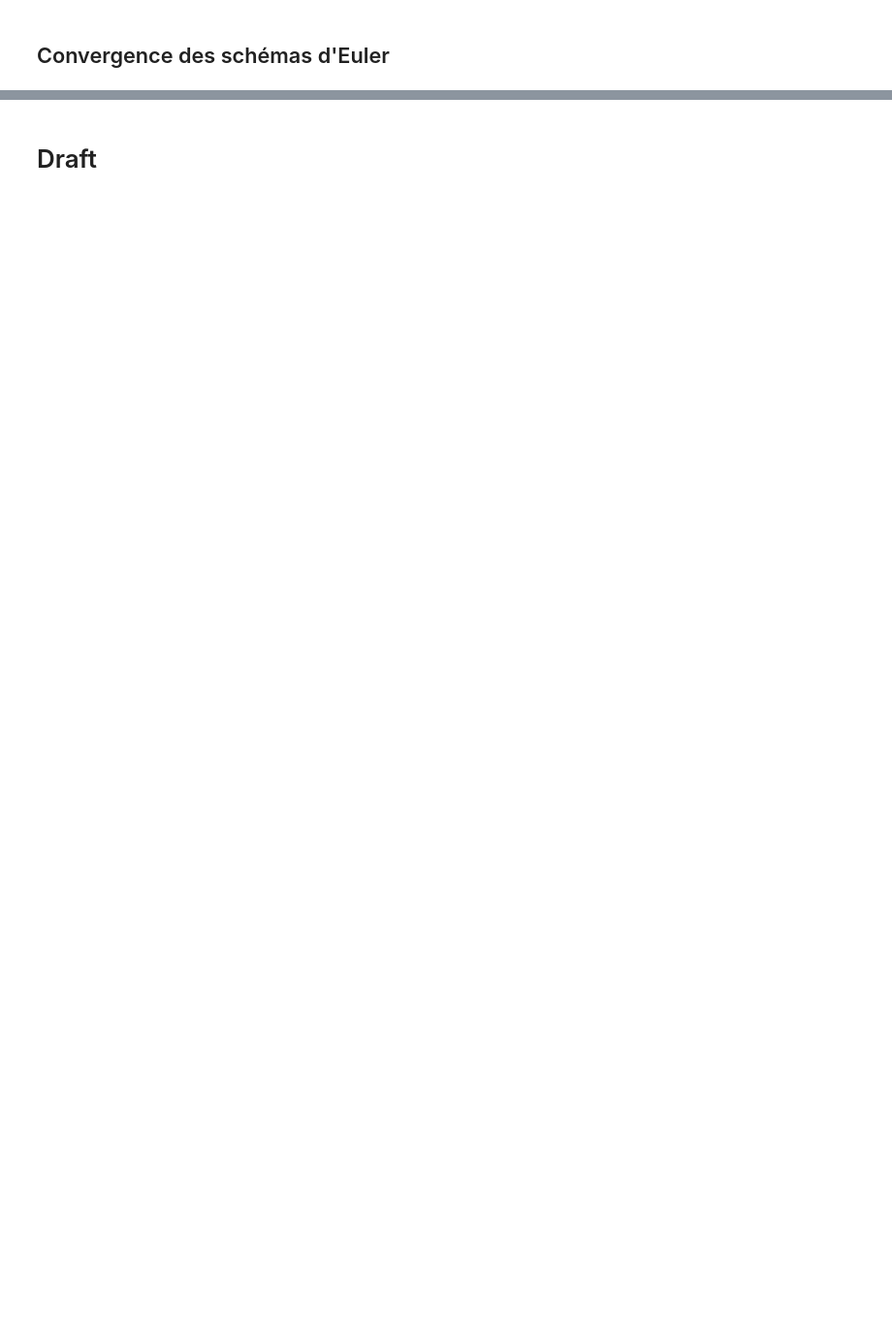
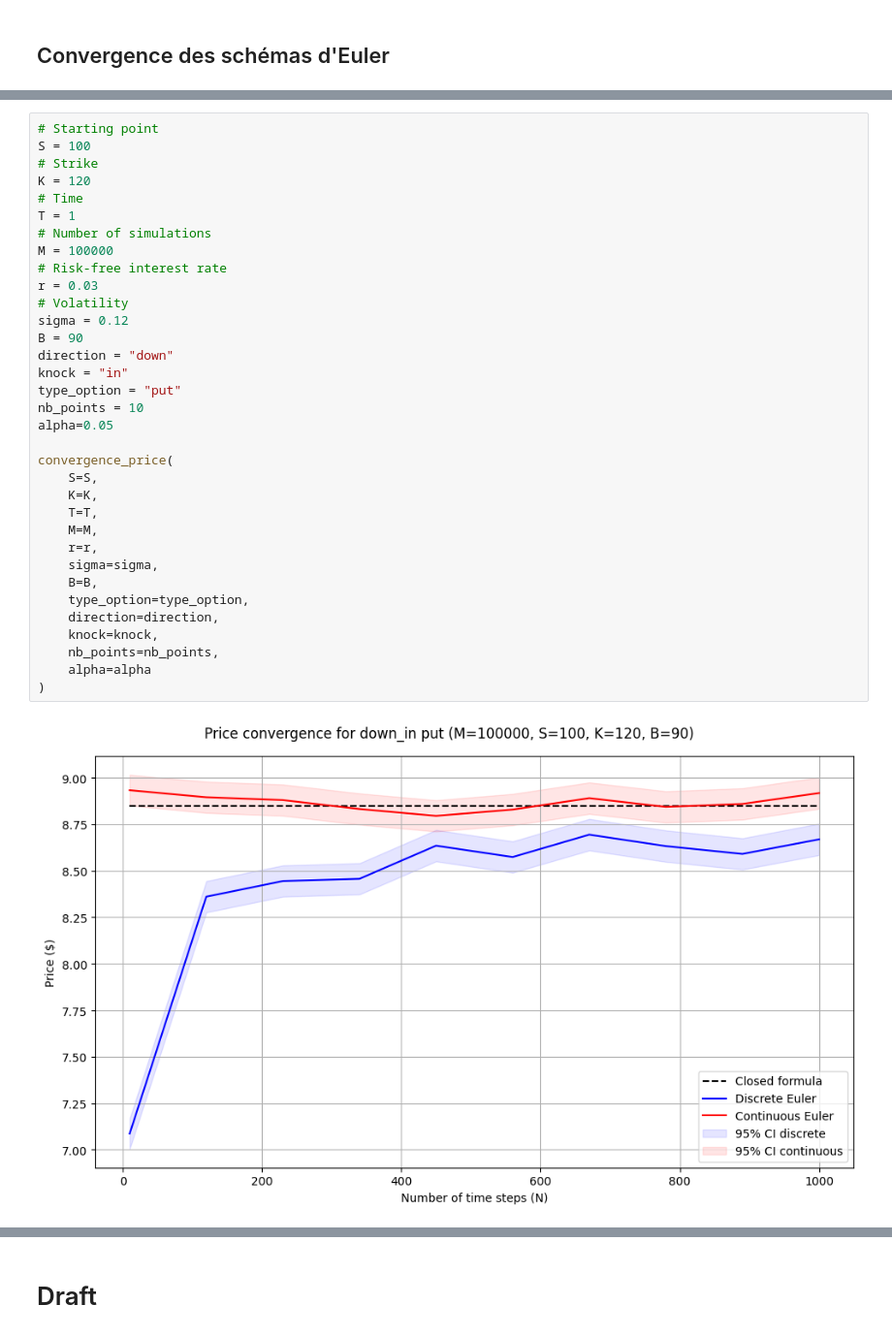
Before and after one commit to PierreArtigalaCS/MonteCarloM2MO, a Jupyter notebook: barrier_options.ipynb, the cells around one changed output, grey strips where cells are left out. Shown at 97% size. Cells and saved outputs as stored; diff of their text form; blank space fills up the shorter version.

```diff
--- a/barrier_options.ipynb
+++ b/barrier_options.ipynb
@@ -260,0 +262,36 @@ convergence(
+# %%
+# Starting point
+S = 100
+# Strike
+K = 120
+# Time
+T = 1
+# Number of simulations
+M = 100000
+# Risk-free interest rate
+r = 0.03
+# Volatility
+sigma = 0.12
+B = 90
+direction = "down"
+knock = "in"
+type_option = "put"
+nb_points = 10
+alpha=0.05
+
+convergence_price(
+    S=S,
+    K=K,
+    T=T,
+    M=M,
+    r=r,
+    sigma=sigma,
+    B=B,
+    type_option=type_option,
+    direction=direction,
+    knock=knock,
+    nb_points=nb_points,
+    alpha=alpha
+)
+# %% [output]
+[figure, added]
```
Also changed, not shown: parts of 6 cells of this notebook, 1 other file.
